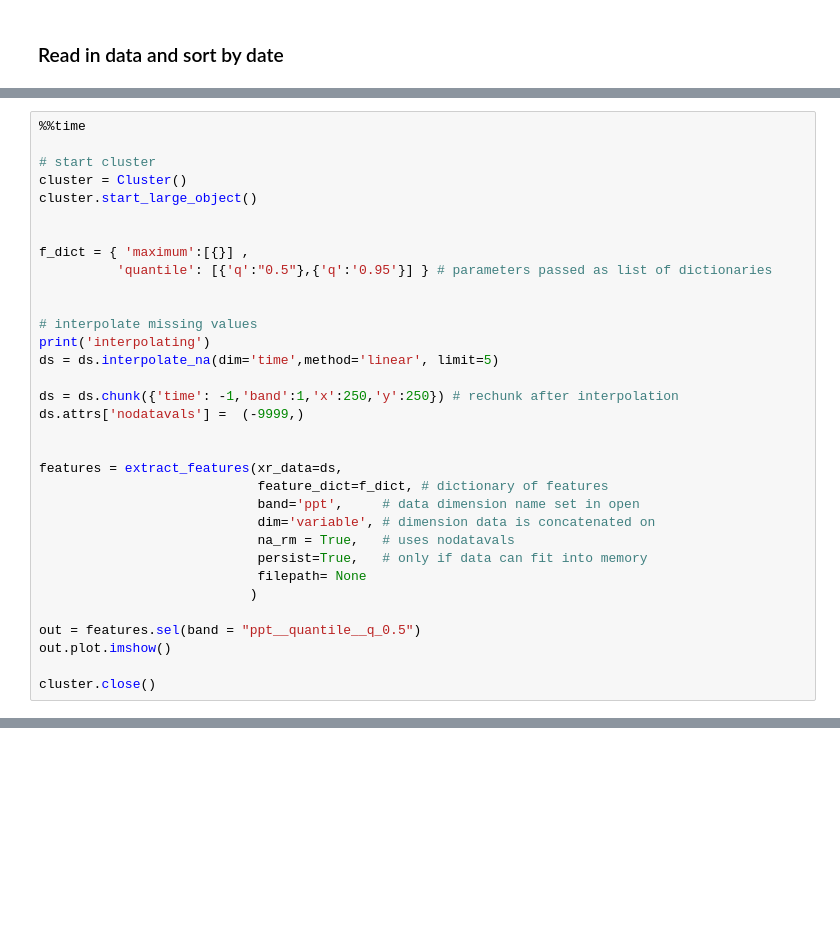
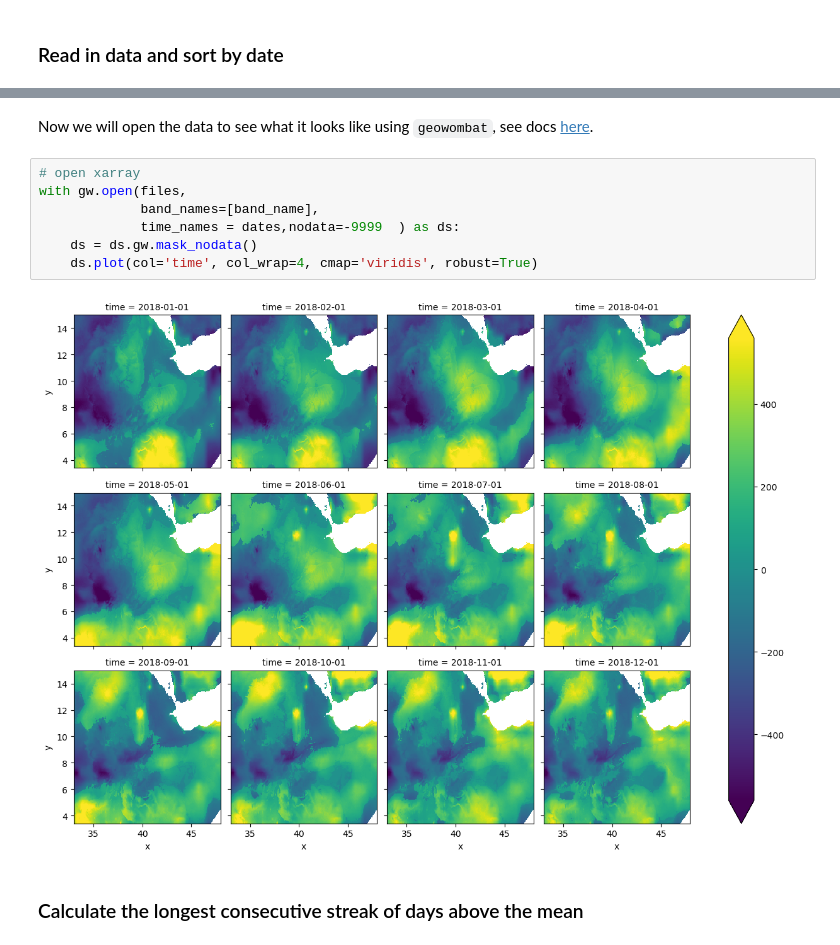
Before and after one commit to mmann1123/xr_fresh, a Jupyter notebook: notebooks/feature_extraction.ipynb, the cells around one changed output, grey strips where cells are left out. Cells and saved outputs as stored; diff of their text form; blank space fills up the shorter version.

```diff
--- a/notebooks/feature_extraction.ipynb
+++ b/notebooks/feature_extraction.ipynb
@@ -48,33 +44,0 @@ Wall time: 490 ms
-# %%
-%%time
-
-# start cluster
-cluster = Cluster()
-cluster.start_large_object()
-
-
-f_dict = { 'maximum':[{}] ,
-          'quantile': [{'q':"0.5"},{'q':'0.95'}] } # parameters passed as list of dictionaries
-
-
-# interpolate missing values
-print('interpolating')
-ds = ds.interpolate_na(dim='time',method='linear', limit=5)
-
-ds = ds.chunk({'time': -1,'band':1,'x':250,'y':250}) # rechunk after interpolation
-ds.attrs['nodatavals'] =  (-9999,)
-
-
-features = extract_features(xr_data=ds,
-                            feature_dict=f_dict, # dictionary of features
-                            band='ppt',     # data dimension name set in open
-                            dim='variable', # dimension data is concatenated on
-                            na_rm = True,   # uses nodatavals
-                            persist=True,   # only if data can fit into memory
-                            filepath= None
-                           )
-
-out = features.sel(band = "ppt__quantile__q_0.5")
-out.plot.imshow()
-
-cluster.close()
@@ -207,0 +45,13 @@ Extracting:  symmetry_looking
+# %% [markdown]
+Now we will open the data to see what it looks like using `geowombat`, see docs [here](https://geowombat.readthedocs.io/).
+# %%
+# open xarray
+with gw.open(files,
+             band_names=[band_name],
+             time_names = dates,nodata=-9999  ) as ds:
+    ds = ds.gw.mask_nodata()
+    ds.plot(col='time', col_wrap=4, cmap='viridis', robust=True)
+# %% [output]
+[figure, added]
+# %% [markdown]
+### Calculate the longest consecutive streak of days above the mean
```
Also changed, not shown: parts of 15 cells of this notebook, 17 other files.
